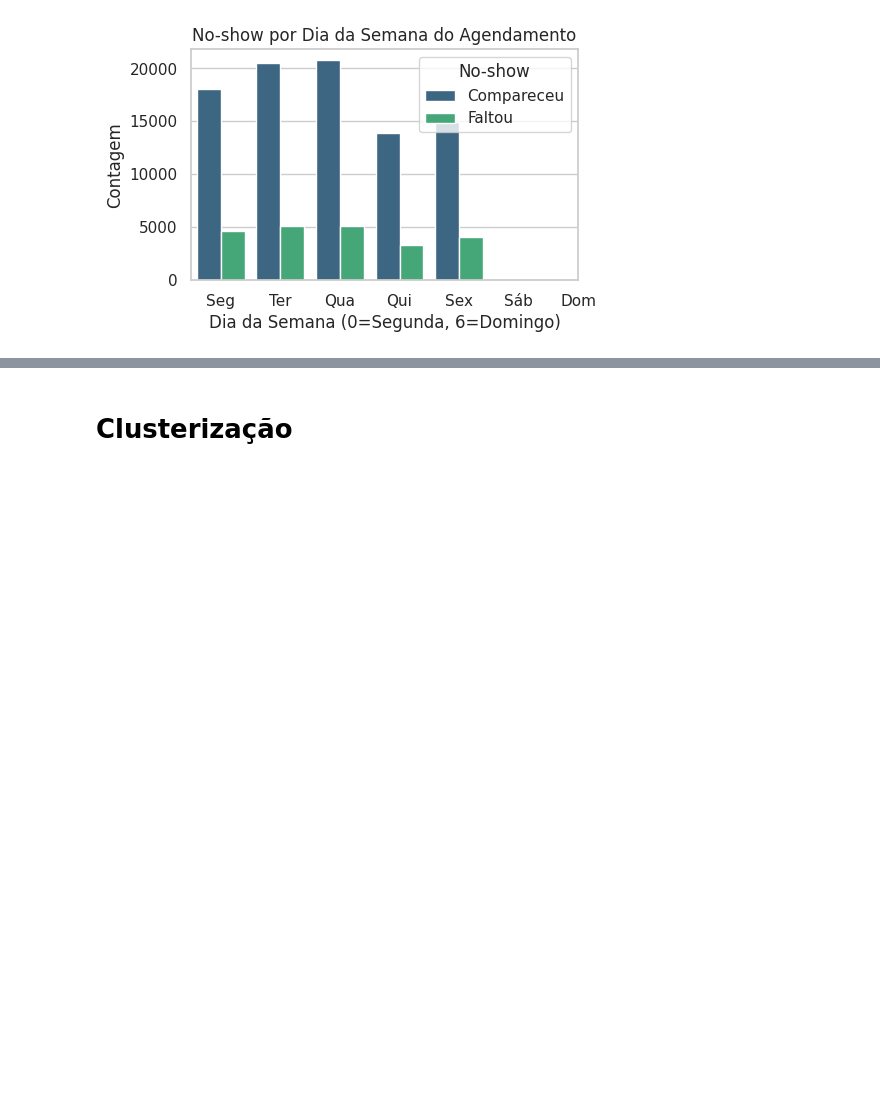
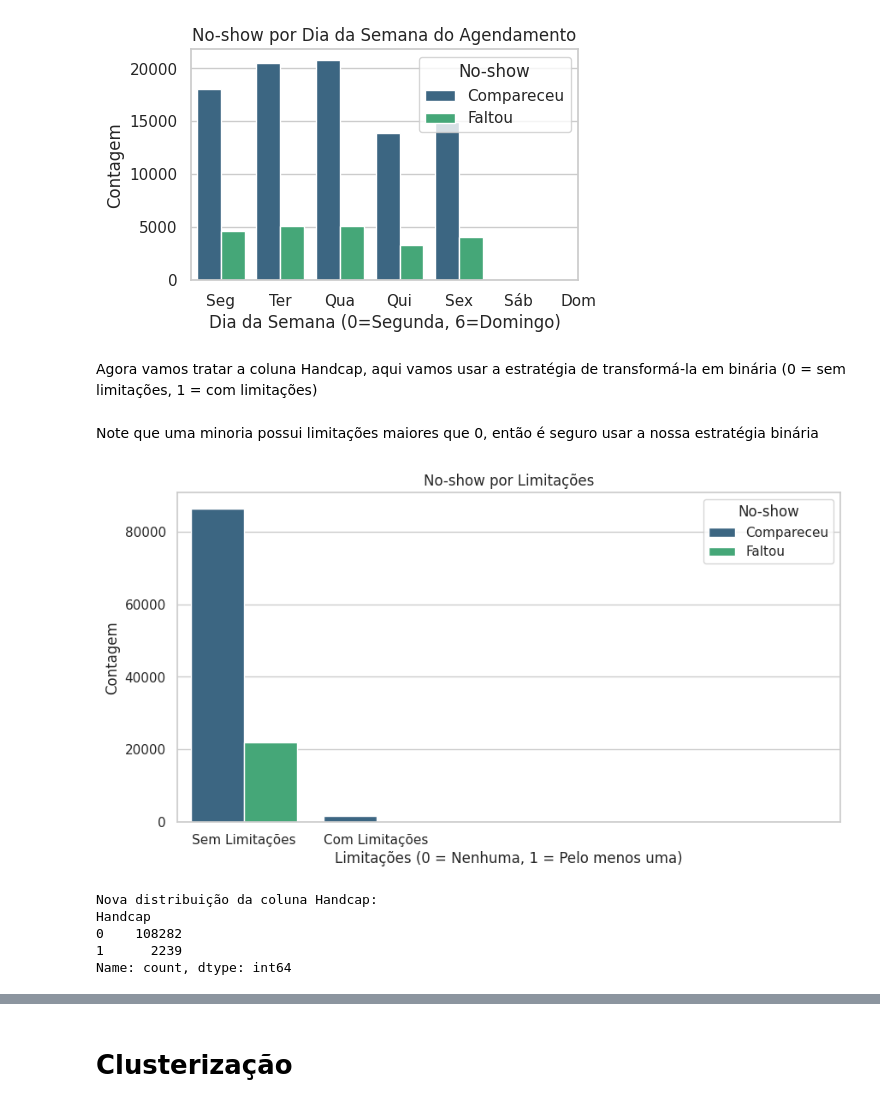
Before and after one commit to tutikobi/am-trabalho-pratico-noshows, a Jupyter notebook: notebooks/Trabalho_Prático_CMP263.ipynb, the cells around one changed output, grey strips where cells are left out. Saved outputs shown, nothing was run; the diff lists cells and outputs as text; code cells hidden in the pictures; blank space fills up the shorter version.

```diff
--- a/notebooks/Trabalho_Prático_CMP263.ipynb
+++ b/notebooks/Trabalho_Prático_CMP263.ipynb
@@ -346,3 +353,28 @@ plt.xticks(ticks=range(7), labels=['Seg', 'Ter', 'Qua', 'Qui', 'Sex', 'Sáb', 'D
 plt.show()
 # %% [output]
 [figure]
+# %% [markdown]
+Agora vamos tratar a coluna Handcap, aqui vamos usar a estratégia de transformá-la em binária (0 = sem limitações, 1 = com limitações)
+# %% [markdown]
+Note que uma minoria possui limitações maiores que 0, então é seguro usar a nossa estratégia binária
+# %%
+plt.figure(figsize=(10, 5))
+sns.countplot(data=df, x='Handcap', hue='No-show', palette='viridis')
+plt.title('No-show por Limitações')
+plt.xlabel('Limitações (0 = Nenhuma, 1 = Pelo menos uma)')
+plt.ylabel('Contagem')
+plt.legend(title='No-show', labels=['Compareceu', 'Faltou'])
+plt.xticks(ticks=[0, 1], labels=['Sem Limitações', 'Com Limitações'])
+plt.show()
+# %% [output]
+[figure, added]
+# %%
+df['Handcap'] = df['Handcap'].apply(lambda x: 1 if x > 0 else 0)
+print("Nova distribuição da coluna Handcap:")
+print(df['Handcap'].value_counts())
+# %% [output]
+Nova distribuição da coluna Handcap:
+Handcap
+0    108282
+1      2239
+Name: count, dtype: int64
```
Also changed, not shown: parts of 164 cells of this notebook, 1 other file.
